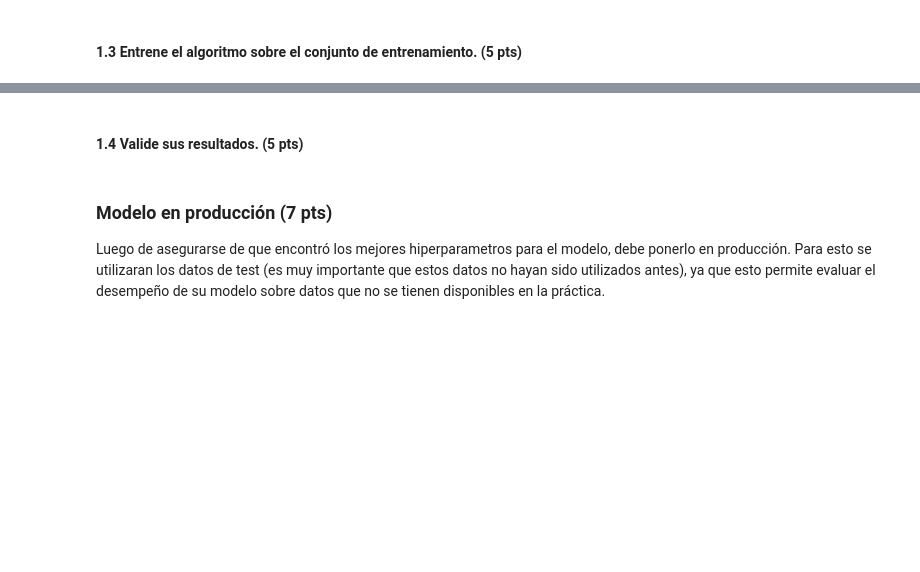
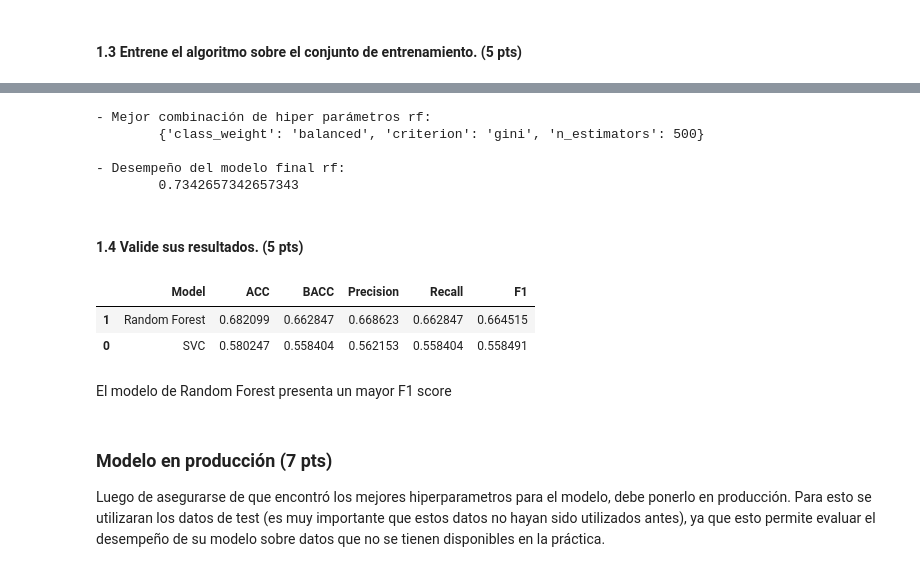
Before and after one commit to ssalazara/MACI_Analitica1, a Jupyter notebook: Analitica_Tarea1.ipynb, the cells around one changed output, grey strips where cells are left out. Cells and saved outputs as stored; diff of their text form; code cells hidden in the pictures; blank space fills up the shorter version.

```diff
--- a/Analitica_Tarea1.ipynb
+++ b/Analitica_Tarea1.ipynb
@@ -992,5 +998,4 @@ RandomForest_params= {'n_estimators':[50, 100, 500, 1000, 2000],
 # %%
 %%time
-dt = DecisionTreeClassifier(max_depth= 1 , random_state= 11238)
-dt_model = dt.fit(X_train_sm, y_train_sm)
+svc = SVC_Model.fit(X_train_sm, y_train_sm)
 # %% [output]
@@ -1004,0 +1016,3 @@ NameError: ignored
+# %%
+%%time
+RandomForest_Model = GridSearchCV(RandomForestClassifier(random_state=1234), RandomForest_params, cv=2, n_jobs=-1)
@@ -1004,0 +1022,3 @@ NameError: ignored
+# %%
+%%time
+rf = RandomForest_Model.fit(X_train_sm, y_train_sm)
@@ -1005,5 +1028,50 @@ NameError: ignored
+# %%
+print(f"- Mejor combinación de hiper parámetros rf: \n\t{rf.best_params_}\n")
+print(f"- Desempeño del modelo final rf: \n\t{rf.best_score_}")
+bestimatorRF_final = rf.best_estimator_
+# %% [output]
+- Mejor combinación de hiper parámetros rf:
+        {'class_weight': 'balanced', 'criterion': 'gini', 'n_estimators': 500}
+
+- Desempeño del modelo final rf:
+        0.7342657342657343
 # %% [markdown]
 #### 1.4 Valide sus resultados. (5 pts)
+# %%
+y_pred_svc = svc.predict(X_test_sc)
+y_pred_rf = rf.predict(X_test_sc)
+# %%
+# Utilizando el conjunto de validación
+acc_list = []
+bacc_list = []
+pre_list = []
+reca_list = []
+f1_list = []
+
+for pred in [y_pred_svc, y_pred_rf]:
+    acc_list.append(accuracy_score(y_test, pred))
+    bacc_list.append(balanced_accuracy_score(y_test, pred))
+    pre_list.append(precision_score(y_test, pred, average='macro'))
+    reca_list.append(recall_score(y_test, pred, average='macro'))
+    f1_list.append(f1_score(y_test, pred, average='macro'))
+
+metrics = pd.DataFrame()
+models = ["SVC", "Random Forest"]
+
+metrics['Model'] = models
+metrics['ACC'] = acc_list
+metrics['BACC'] = bacc_list
+metrics['Precision'] = pre_list
+metrics['Recall'] = reca_list
+metrics['F1'] = f1_list
+
+metrics.sort_values('F1', ascending=False)
+# %% [output]
+|  | Model | ACC | BACC | Precision | Recall | F1 |
+| 1 | Random Forest | 0.682099 | 0.662847 | 0.668623 | 0.662847 | 0.664515 |
+| 0 | SVC | 0.580247 | 0.558404 | 0.562153 | 0.558404 | 0.558491 |
+# %% [markdown]
+El modelo de Random Forest presenta un mayor F1 score
 # %% [markdown]
 ### Modelo en producción (7 pts)
 
```
Also changed, not shown: parts of 14 cells of this notebook.
